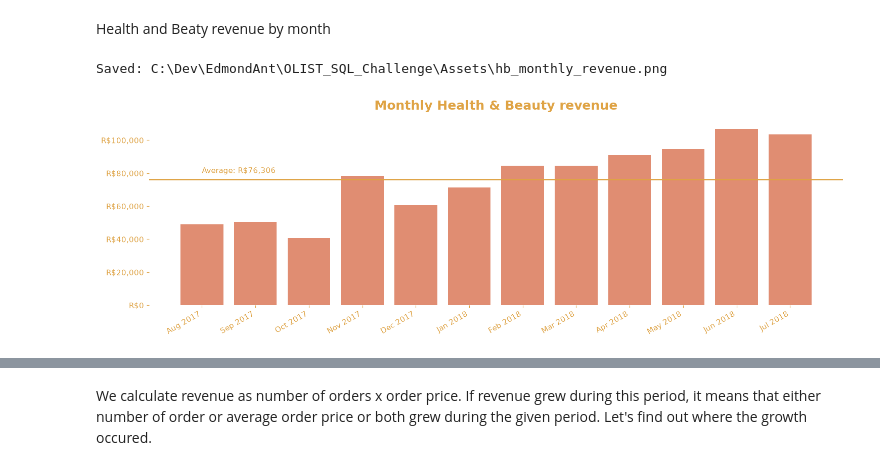
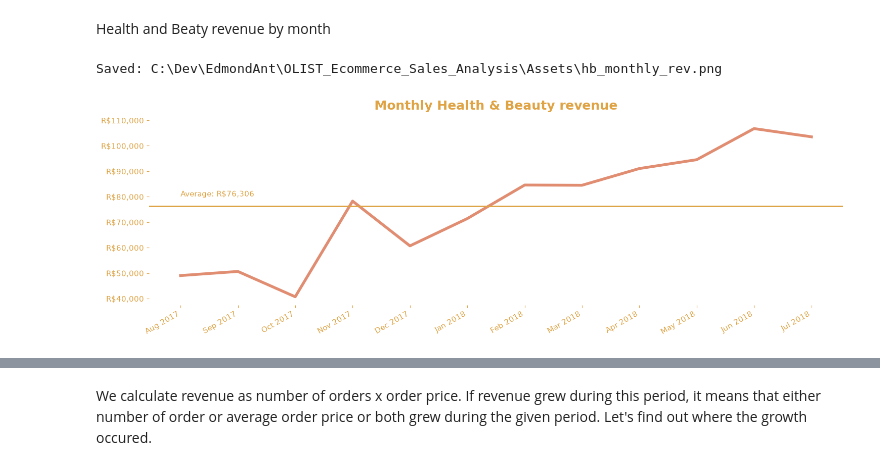
Before and after one commit to EdmondAnt/OLIST_Ecommerce_Sales_Analysis, a Jupyter notebook: Notebooks/Sales Category Analysis.ipynb, the cells around one changed output, grey strips where cells are left out. Saved outputs shown, nothing was run; the diff lists cells and outputs as text; code cells hidden in the pictures.

```diff
--- a/Notebooks/Sales Category Analysis.ipynb
+++ b/Notebooks/Sales Category Analysis.ipynb
@@ -132,21 +129,21 @@ Health and Beaty revenue by month
 # %%
 df_month = sql.load_sql_to_df(str(QUERIES_DIR/"SQL Revenue by Month.sql"), engine)
 df_month = clean.clean_category_names(df_month, CAT_NAME_COL, {"Health Beauty": "Health & Beauty"})
 df_hb = df_month[df_month[CAT_NAME_COL] == TARGET]
 
 
 avg_revenue = df_hb[GMV_COL].mean()
 
 fig, ax = plt.subplots()
 x = clean.style_month_axis(ax, df_hb["order_period"])
-ax.bar(x, df_hb[GMV_COL], color=OLIST_COLORS["coral_orange"], alpha=0.7)
+ax.plot(x, df_hb[GMV_COL], color=OLIST_COLORS["coral_orange"], alpha=0.7, linewidth = 4)
 ax.axhline(avg_revenue, color = OLIST_COLORS["gold"], linewidth=2)
 ax.annotate(text=f"Average: R${avg_revenue:,.0f}", xy = (0, avg_revenue*1.05), color = OLIST_COLORS["gold"])
 ax.yaxis.set_major_formatter("R${x:,.0f}")
 ax.set_title(f"Monthly {TARGET} revenue")
 fig.tight_layout()
-clean.save_chart(fig, ASSETS_DIR/"hb_monthly_revenue.png")
+clean.save_chart(fig, ASSETS_DIR/"hb_monthly_rev.png")
 plt.show()
 # %% [output]
-Saved: C:\Dev\EdmondAnt\OLIST_SQL_Challenge\Assets\hb_monthly_revenue.png
+Saved: C:\Dev\EdmondAnt\OLIST_Ecommerce_Sales_Analysis\Assets\hb_monthly_rev.png
-[figure, old version]
+[figure, new version]
```
Also changed, not shown: parts of 9 cells of this notebook, 13 other files.
